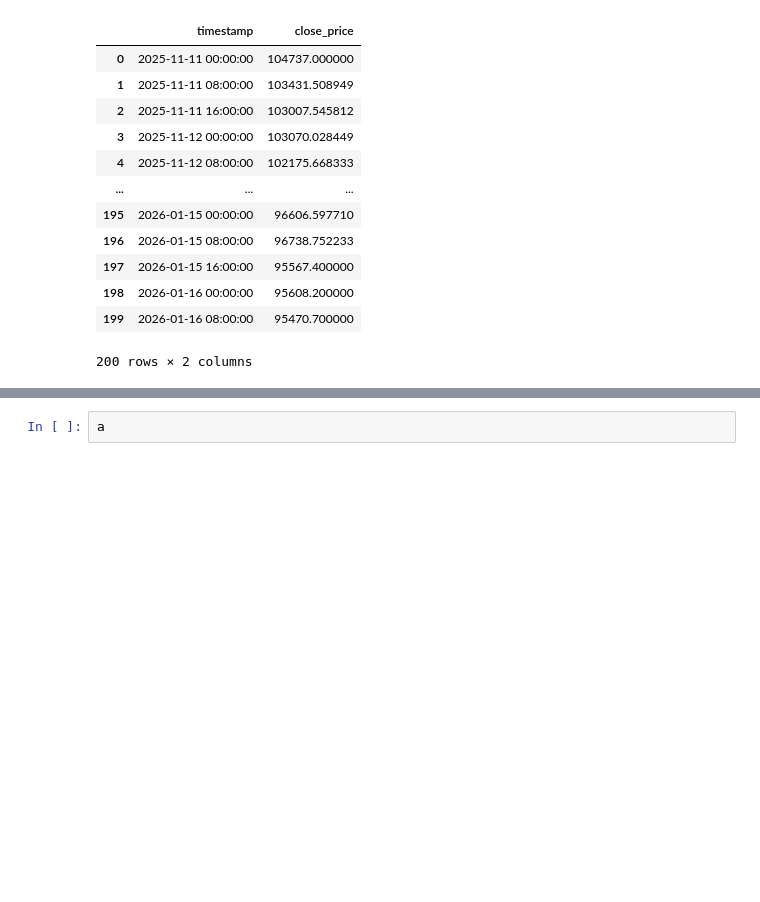
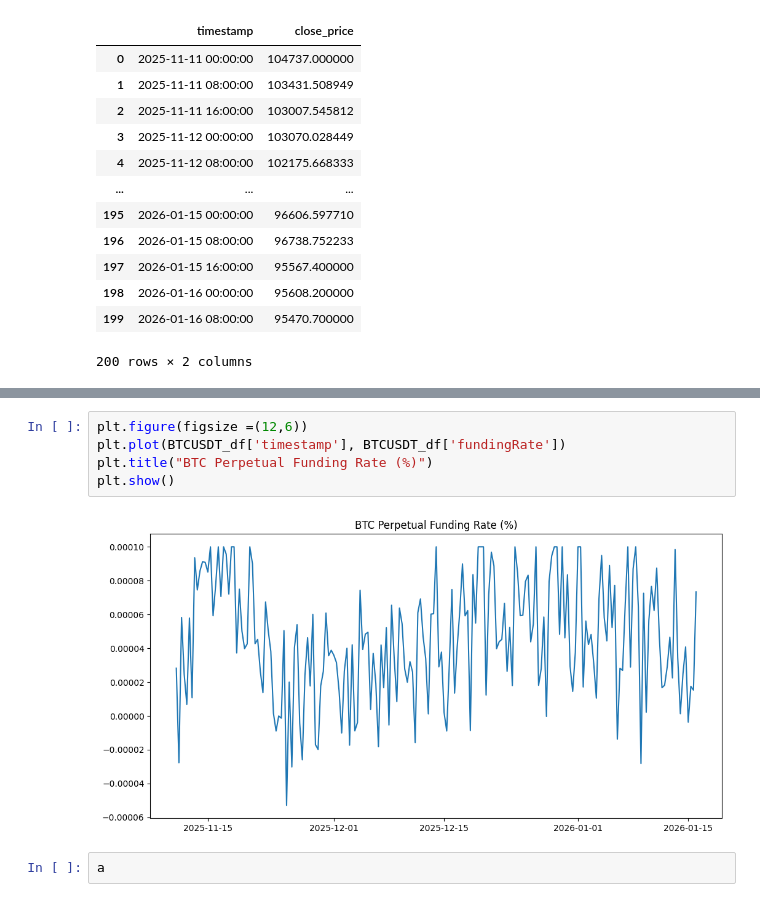
Before and after one commit to aelzoghiby/BTC-Funding-Execution, a Jupyter notebook: notebooks/fetch_data.ipynb, the cells around one changed output, grey strips where cells are left out. Drawn from its saved outputs; the diff is of its cells as text; blank space fills up the shorter version.

```diff
--- a/notebooks/fetch_data.ipynb
+++ b/notebooks/fetch_data.ipynb
@@ -95,2 +103,9 @@ BTCUSDT_df
+# %%
+plt.figure(figsize =(12,6))
+plt.plot(BTCUSDT_df['timestamp'], BTCUSDT_df['fundingRate'])
+plt.title("BTC Perpetual Funding Rate (%)")
+plt.show()
+# %% [output]
+[figure, added]
 # %%
 a
```
Also changed, not shown: parts of 3 cells of this notebook.
